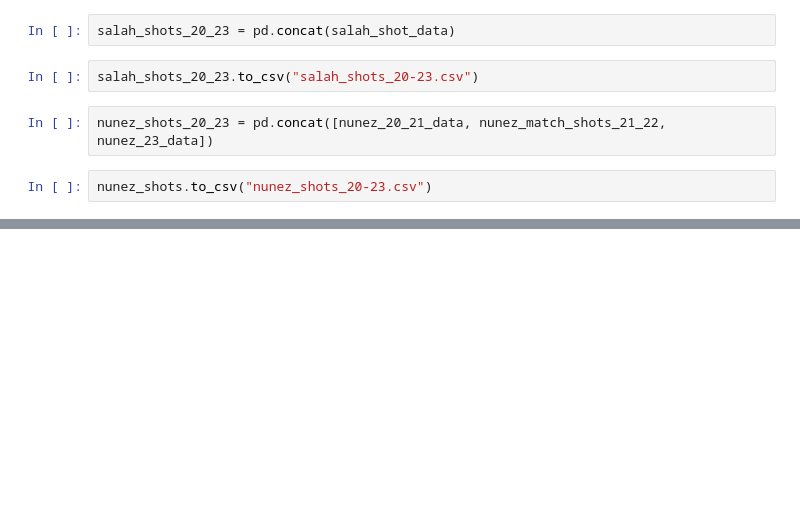
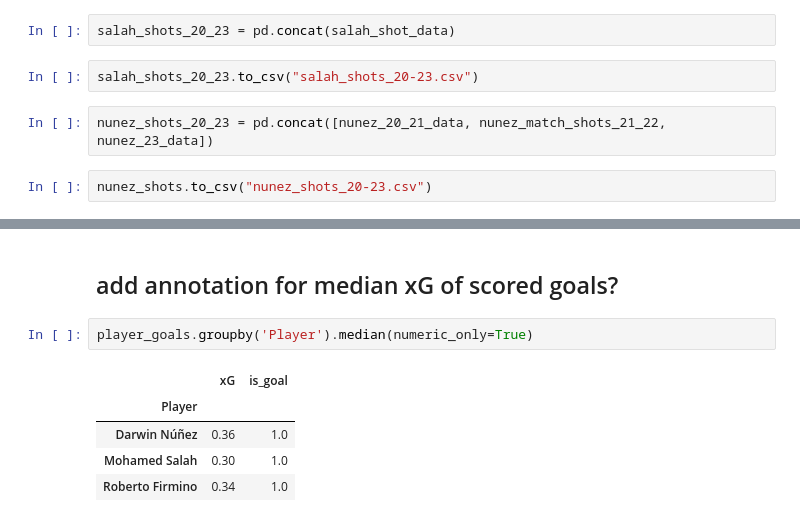
Before and after one commit to ismailmo1/football-data-viz, a Jupyter notebook: nunez-xg-goals/xg-vs-goals.ipynb, the cells around one changed output, grey strips where cells are left out. Drawn from its saved outputs; the diff is of its cells as text; blank space fills up the shorter version.

```diff
--- a/nunez-xg-goals/xg-vs-goals.ipynb
+++ b/nunez-xg-goals/xg-vs-goals.ipynb
@@ -590,0 +649,10 @@ sns.stripplot(salah_shots,x='xG', y='Player', hue='is_goal')
+# %% [markdown]
+## add annotation for median xG of scored goals?
+# %%
+player_goals.groupby('Player').median(numeric_only=True)
+# %% [output]
+|  | xG | is_goal |
+| Player |  |  |
+| Darwin Núñez | 0.36 | 1.0 |
+| Mohamed Salah | 0.30 | 1.0 |
+| Roberto Firmino | 0.34 | 1.0 |
```
Also changed, not shown: parts of 13 cells of this notebook.
